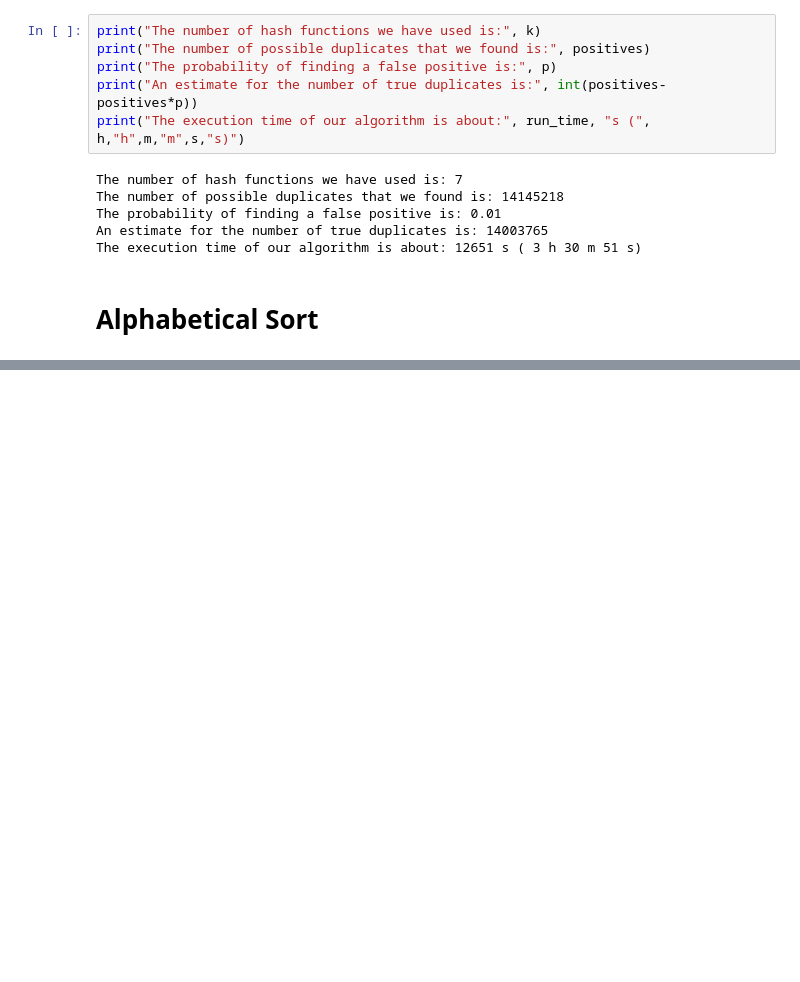
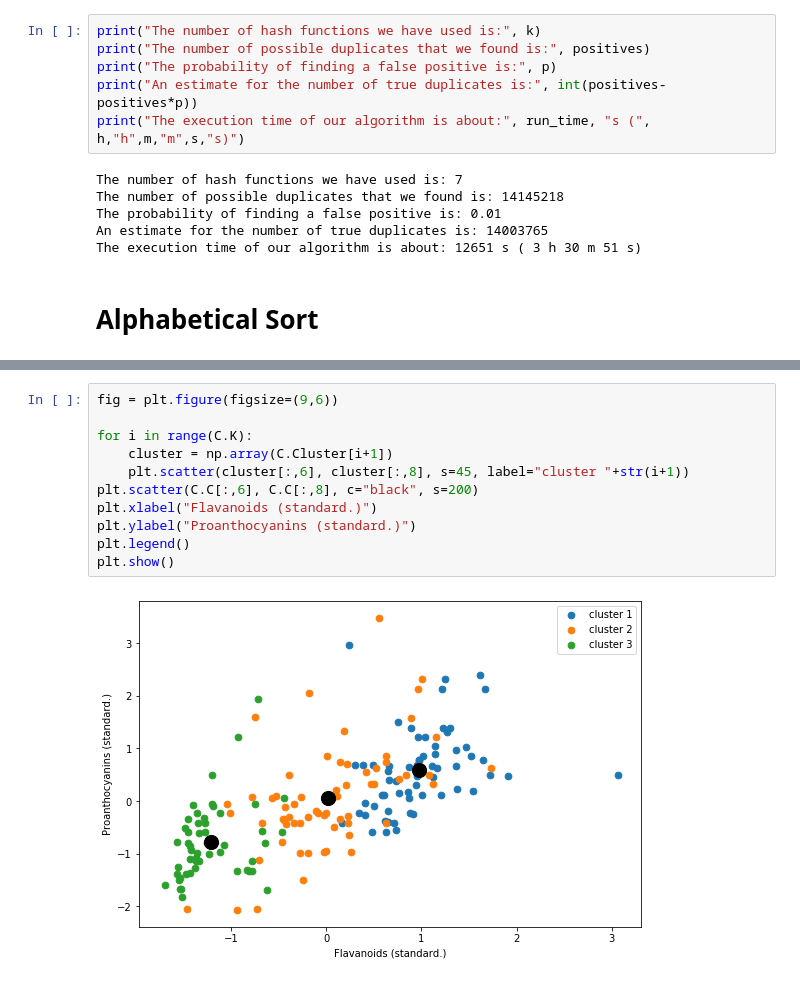
Before and after one commit to michelemeo/ADM-HW4, a Jupyter notebook: main.ipynb, the cells around one changed output, grey strips where cells are left out. Cells and saved outputs as stored; diff of their text form; blank space fills up the shorter version.

```diff
--- a/main.ipynb
+++ b/main.ipynb
@@ -159,0 +257,13 @@ The execution time of our algorithm is about: 12651 s ( 3 h 30 m 51 s)
+# %%
+fig = plt.figure(figsize=(9,6))
+
+for i in range(C.K):
+    cluster = np.array(C.Cluster[i+1])
+    plt.scatter(cluster[:,6], cluster[:,8], s=45, label="cluster "+str(i+1))
+plt.scatter(C.C[:,6], C.C[:,8], c="black", s=200)
+plt.xlabel("Flavanoids (standard.)")
+plt.ylabel("Proanthocyanins (standard.)")
+plt.legend()
+plt.show()
+# %% [output]
+[figure, added]
```
Also changed, not shown: parts of 31 cells of this notebook.
